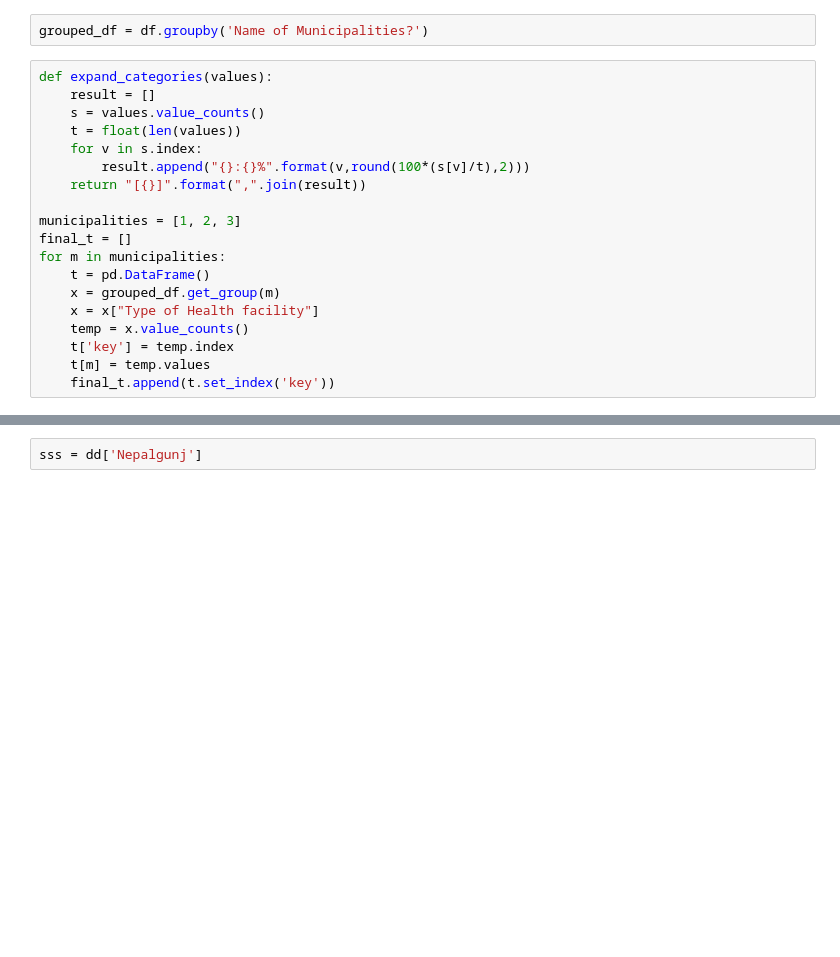
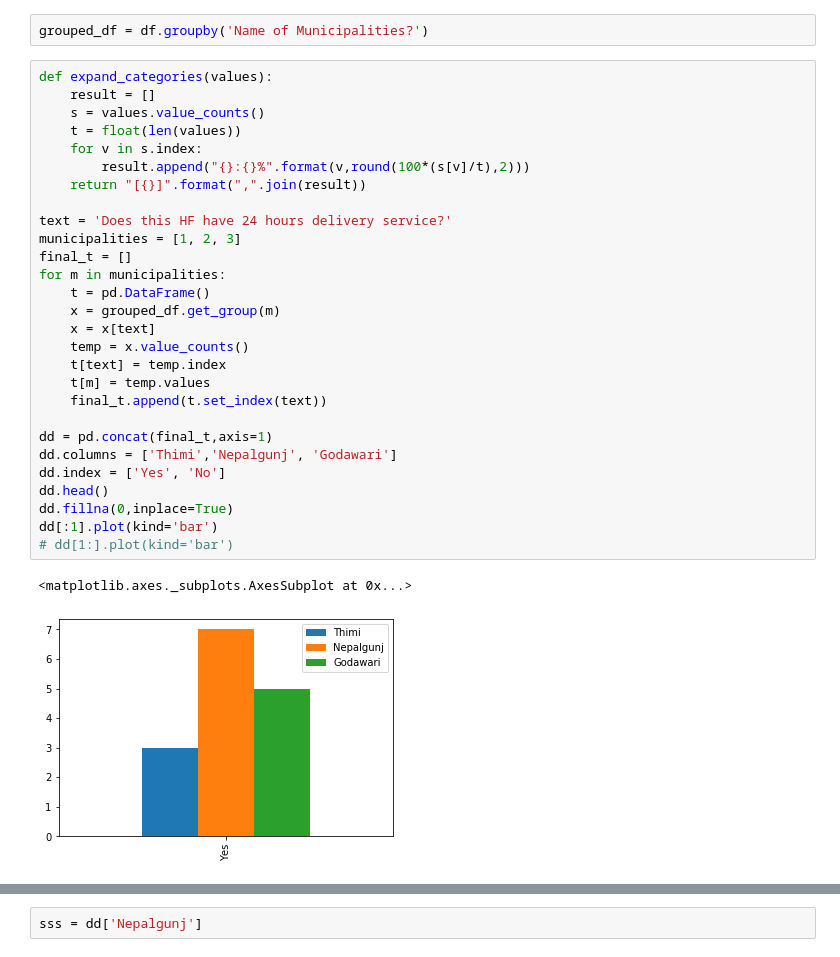
Before and after one commit to kaushu42/everest-hack-the-end, a Jupyter notebook: notebooks/Untitled.ipynb, the cells around one changed output, grey strips where cells are left out. Saved outputs shown, nothing was run; the diff lists cells and outputs as text; blank space fills up the shorter version.

Commit message:
Charts

```diff
--- a/notebooks/Untitled.ipynb
+++ b/notebooks/Untitled.ipynb
@@ -199,21 +188,33 @@ grouped_df = df.groupby('Name of Municipalities?')
 # %%
 def expand_categories(values):
     result = []
     s = values.value_counts()
     t = float(len(values))
     for v in s.index:
         result.append("{}:{}%".format(v,round(100*(s[v]/t),2)))
     return "[{}]".format(",".join(result))
 
+text = 'Does this HF have 24 hours delivery service?'
 municipalities = [1, 2, 3]
 final_t = []
 for m in municipalities:
     t = pd.DataFrame()
     x = grouped_df.get_group(m)
-    x = x["Type of Health facility"]
+    x = x[text]
     temp = x.value_counts()
-    t['key'] = temp.index
+    t[text] = temp.index
     t[m] = temp.values
-    final_t.append(t.set_index('key'))
+    final_t.append(t.set_index(text))
+
+dd = pd.concat(final_t,axis=1)
+dd.columns = ['Thimi','Nepalgunj', 'Godawari']
+dd.index = ['Yes', 'No']
+dd.head()
+dd.fillna(0,inplace=True)
+dd[:1].plot(kind='bar')
+# dd[1:].plot(kind='bar')
+# %% [output]
+<matplotlib.axes._subplots.AxesSubplot at 0x...>
+[figure, added]
 # %%
 dd = pd.concat(final_t,axis=1)
```
Also changed, not shown: parts of 25 cells of this notebook, 12 other files.
